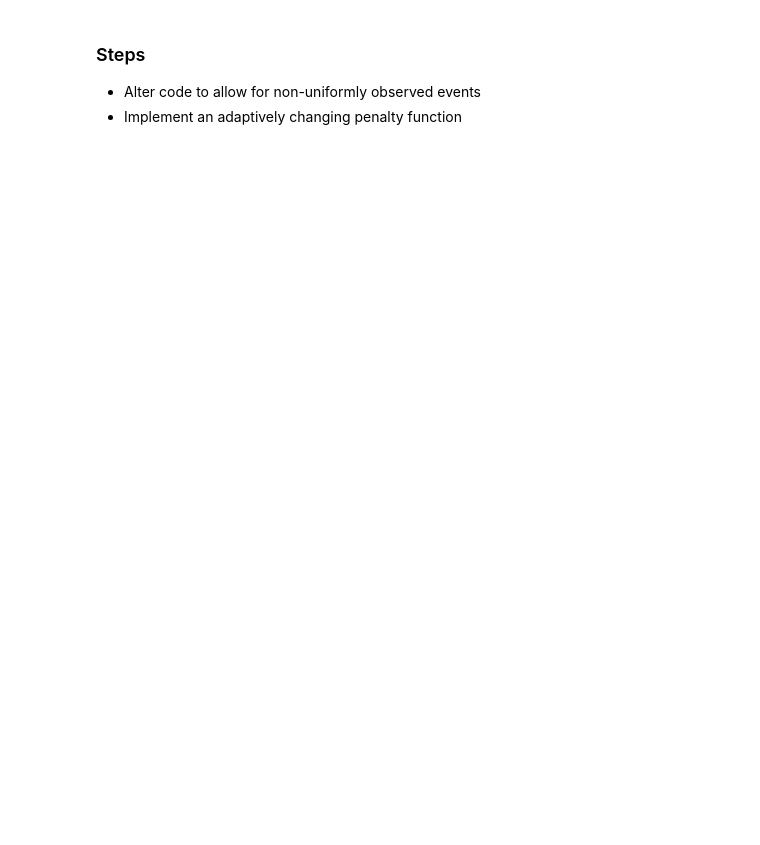
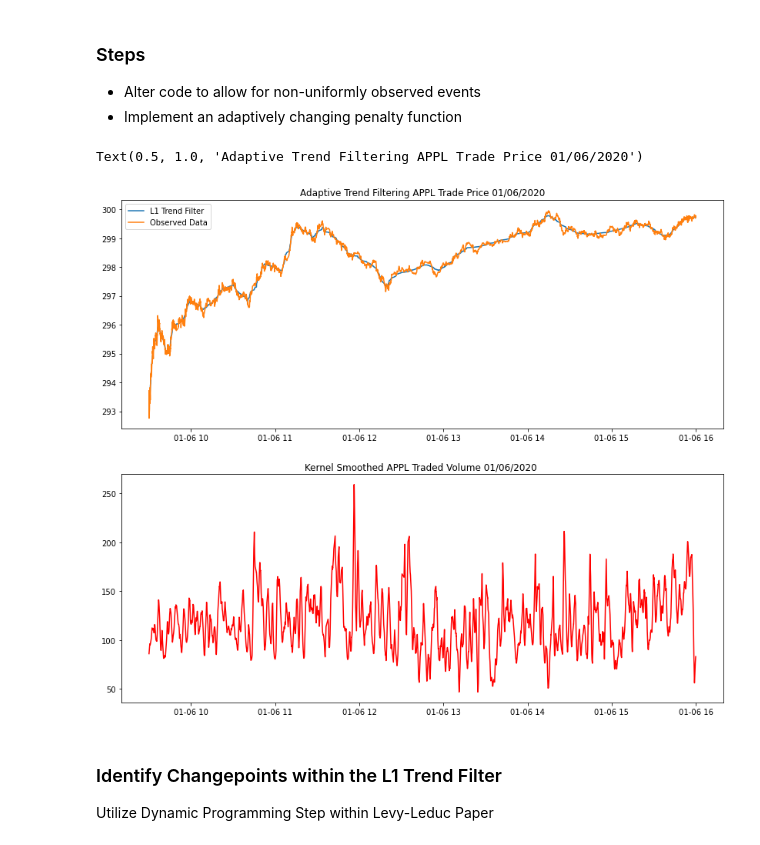
Before and after one commit to jasonbohne123/Adaptive_Signal_Estimation, a Jupyter notebook: Lasso_CPD/TAQ_Exog_News.ipynb, the cells around one changed output. Cells and saved outputs as stored; diff of their text form; code cells hidden in the pictures; blank space fills up the shorter version.

```diff
--- a/Lasso_CPD/TAQ_Exog_News.ipynb
+++ b/Lasso_CPD/TAQ_Exog_News.ipynb
@@ -36,3 +124,18 @@ The idea here is to apply a time dependent penalty method where strength is dete
 ### Steps
 - Alter code to allow for non-uniformly observed events
 - Implement an adaptively changing penalty function
+# %%
+fig,ax=plt.subplots(2,1,figsize=(14,12))
+ax[0].plot(trades.index,x_adapt,label= 'L1 Trend Filter')
+ax[0].plot(trades.index,y, label='Observed Data')
+
+ax[1].plot(smoothed,label='Volume',color='red')
+ax[1].set_title('Kernel Smoothed APPL Traded Volume 01/06/2020 ')
+ax[0].legend()
+ax[0].set_title("Adaptive Trend Filtering APPL Trade Price 01/06/2020")
+# %% [output]
+Text(0.5, 1.0, 'Adaptive Trend Filtering APPL Trade Price 01/06/2020')
+[figure, added]
+# %% [markdown]
+### Identify Changepoints within the L1 Trend Filter
+Utilize Dynamic Programming Step within Levy-Leduc Paper
```
Also changed, not shown: parts of 15 cells of this notebook, 2 other files.
